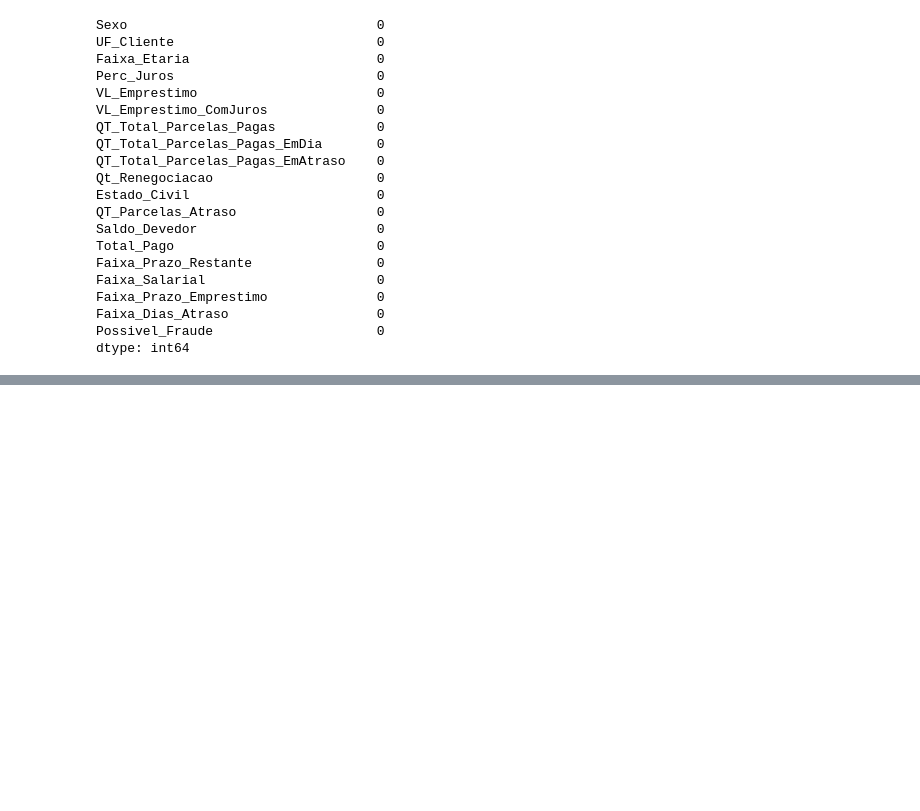
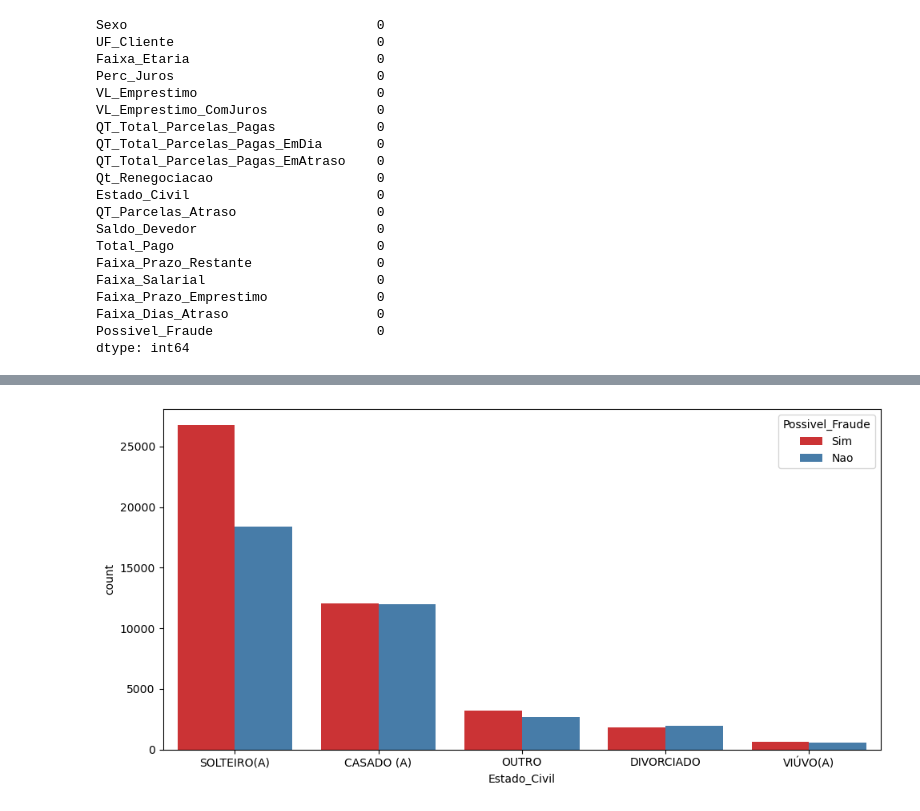
Before and after one commit to thaleswillreis/Modelo-ML-Prevencao-Fraude-v1, a Jupyter notebook: Modelo_ML_Prev_fraude.ipynb, the cells around one changed output, grey strips where cells are left out. Cells and saved outputs as stored; diff of their text form; code cells hidden in the pictures; blank space fills up the shorter version.

```diff
--- a/Modelo_ML_Prev_fraude.ipynb
+++ b/Modelo_ML_Prev_fraude.ipynb
@@ -704,0 +742,7 @@ dtype: int64
+# %%
+
+# Relação entre a variável target e o estado civil
+sns.countplot(data = df_mod, x = "Estado_Civil", hue = "Possivel_Fraude", palette='Set1')
+plt.show()
+# %% [output]
+[figure, added]
```
Also changed, not shown: parts of 64 cells of this notebook.
